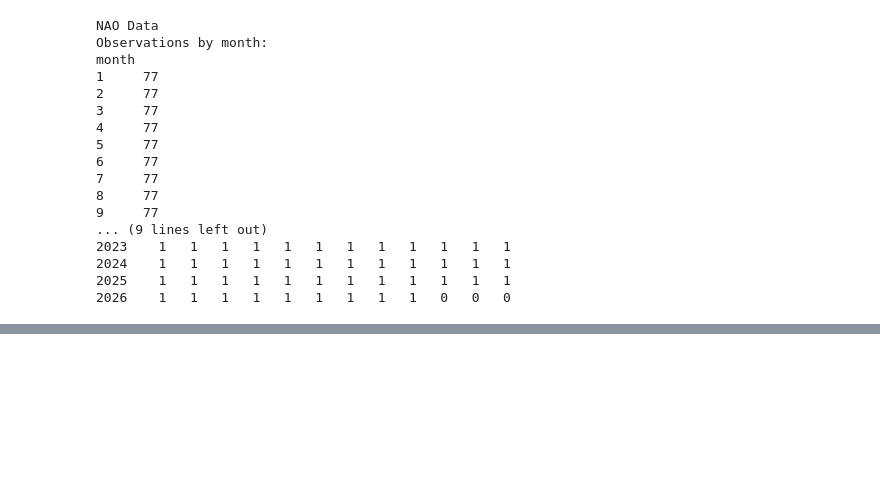
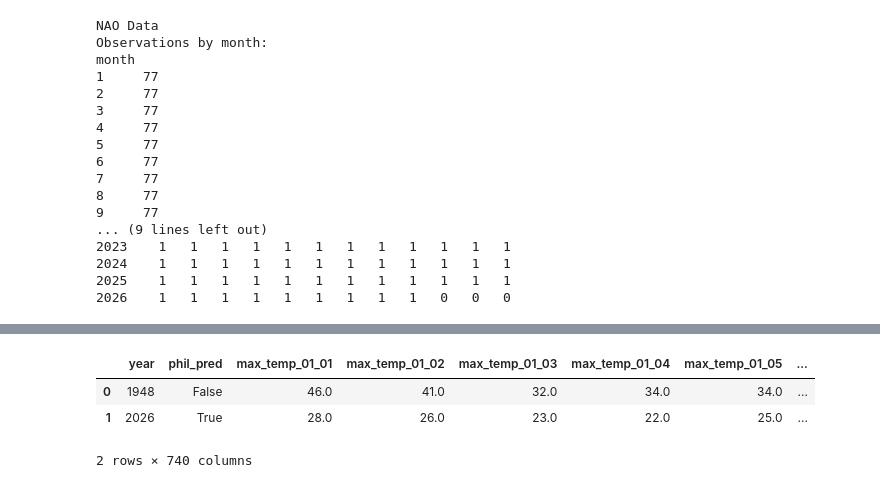
Before and after one commit to moyerc05/Machine-Learning-Project1, a Jupyter notebook: Early Spring.ipynb, the cells around one changed output, grey strips where cells are left out. Cells and saved outputs as stored; diff of their text form; code cells hidden in the pictures; blank space fills up the shorter version.

Commit message:
Add generate samples and train/test split.

```diff
--- a/Early Spring.ipynb
+++ b/Early Spring.ipynb
@@ -418,0 +469,7 @@ The soil and weather datasets store each observation as a full date, while the o
+# %%
+generate_samples([1948, 2026], [False, True])
+# %% [output]
+|  | year | phil_pred | max_temp_01_01 | max_temp_01_02 | max_temp_01_03 | max_temp_01_04 | max_temp_01_05 | ... |
+| 0 | 1948 | False | 46.0 | 41.0 | 32.0 | 34.0 | 34.0 | ... |
+| 1 | 2026 | True | 28.0 | 26.0 | 23.0 | 22.0 | 25.0 | ... |
+2 rows × 740 columns
```
Also changed, not shown: parts of 7 cells of this notebook, 3 other files.
